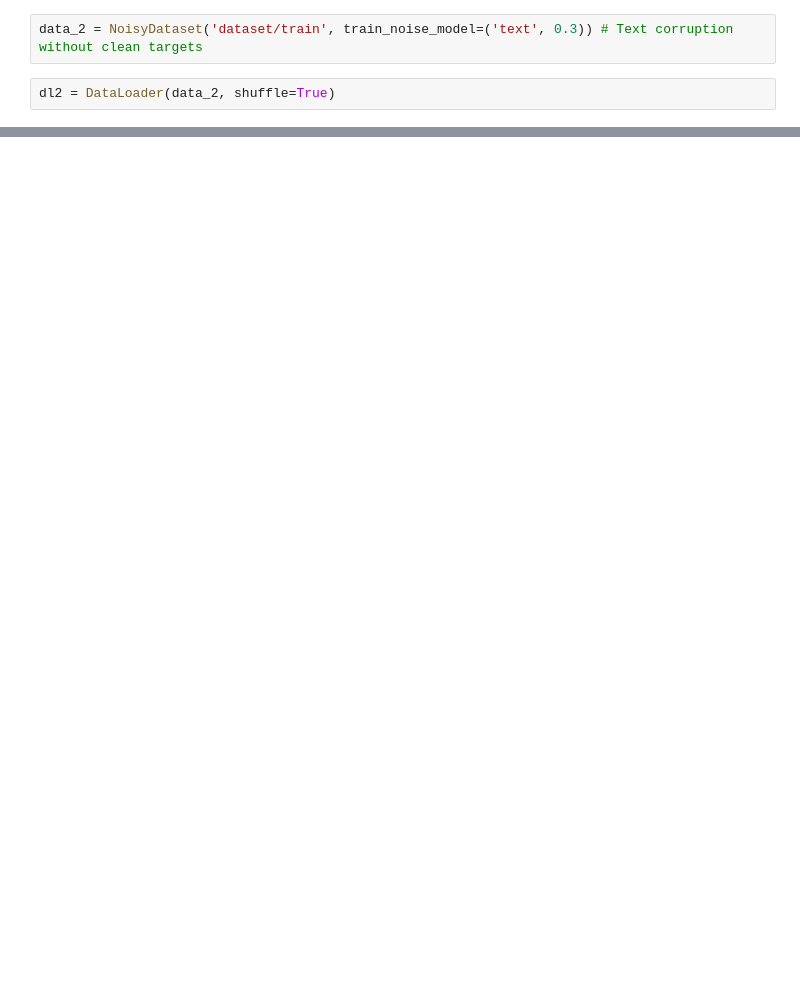
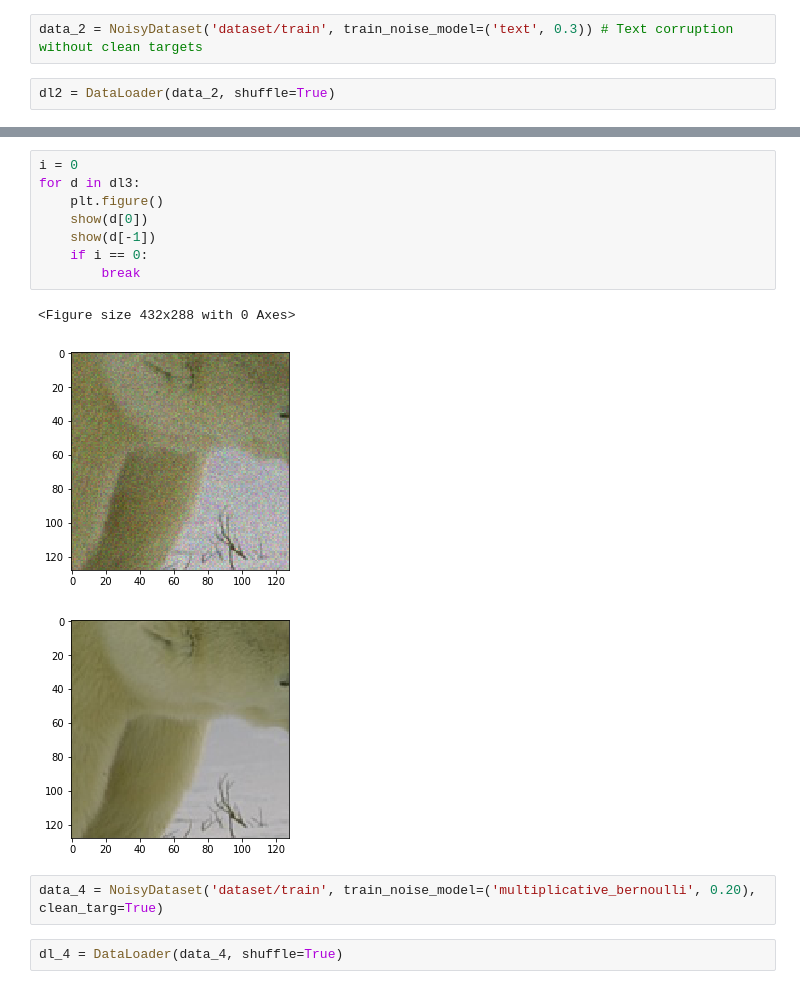
Before and after one commit to shivamsaboo17/Deep-Restore-PyTorch, a Jupyter notebook: test_dataset.ipynb, the cells around one changed output, grey strips where cells are left out. Saved outputs shown, nothing was run; the diff lists cells and outputs as text; blank space fills up the shorter version.

```diff
--- a/test_dataset.ipynb
+++ b/test_dataset.ipynb
@@ -46,0 +51,16 @@ for (source, target) in dl2:
+# %%
+i = 0
+for d in dl3:
+    plt.figure()
+    show(d[0])
+    show(d[-1])
+    if i == 0:
+        break
+# %% [output]
+<Figure size 432x288 with 0 Axes>
+[figure, added]
+[figure, added]
+# %%
+data_4 = NoisyDataset('dataset/train', train_noise_model=('multiplicative_bernoulli', 0.20), clean_targ=True)
+# %%
+dl_4 = DataLoader(data_4, shuffle=True)
```
Also changed, not shown: parts of 5 cells of this notebook, 2 other files.
